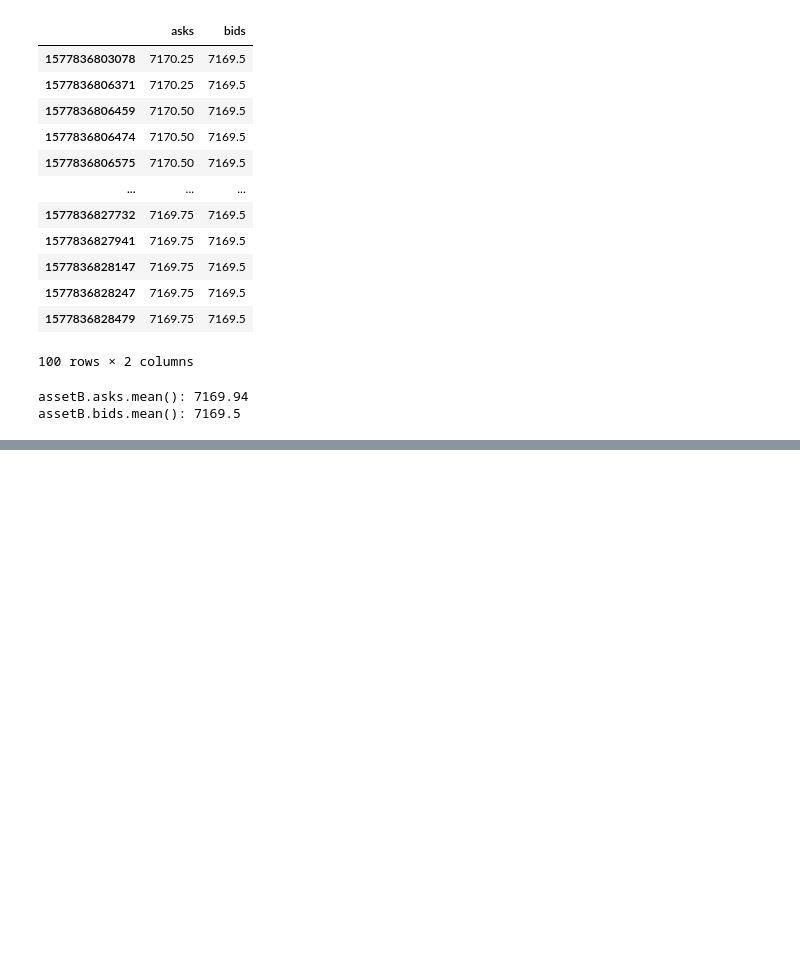
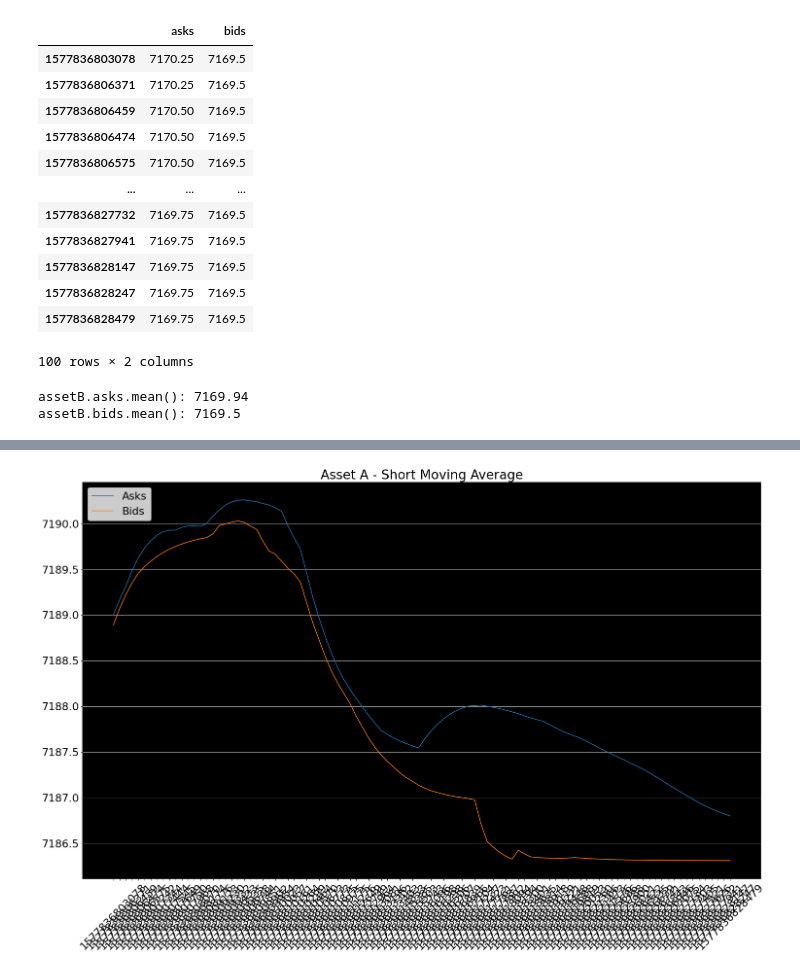
Before and after one commit to giladbarnea/scratches, a Jupyter notebook: efficient-frontier/home-task/algo-home-task/efficient_frontier_small.ipynb, the cells around one changed output, grey strips where cells are left out. Cells and saved outputs as stored; diff of their text form; code cells hidden in the pictures; blank space fills up the shorter version.

```diff
--- a/efficient-frontier/home-task/algo-home-task/efficient_frontier_small.ipynb
+++ b/efficient-frontier/home-task/algo-home-task/efficient_frontier_small.ipynb
@@ -103 +121,5 @@ assetB.bids.mean(): 7169.5
+# %%
+util.plot(A_short_ema, title= 'Asset A - Short Moving Average')
+# %% [output]
+[figure, added]
 # %%
```
Also changed, not shown: parts of 15 cells of this notebook, 9 other files.
